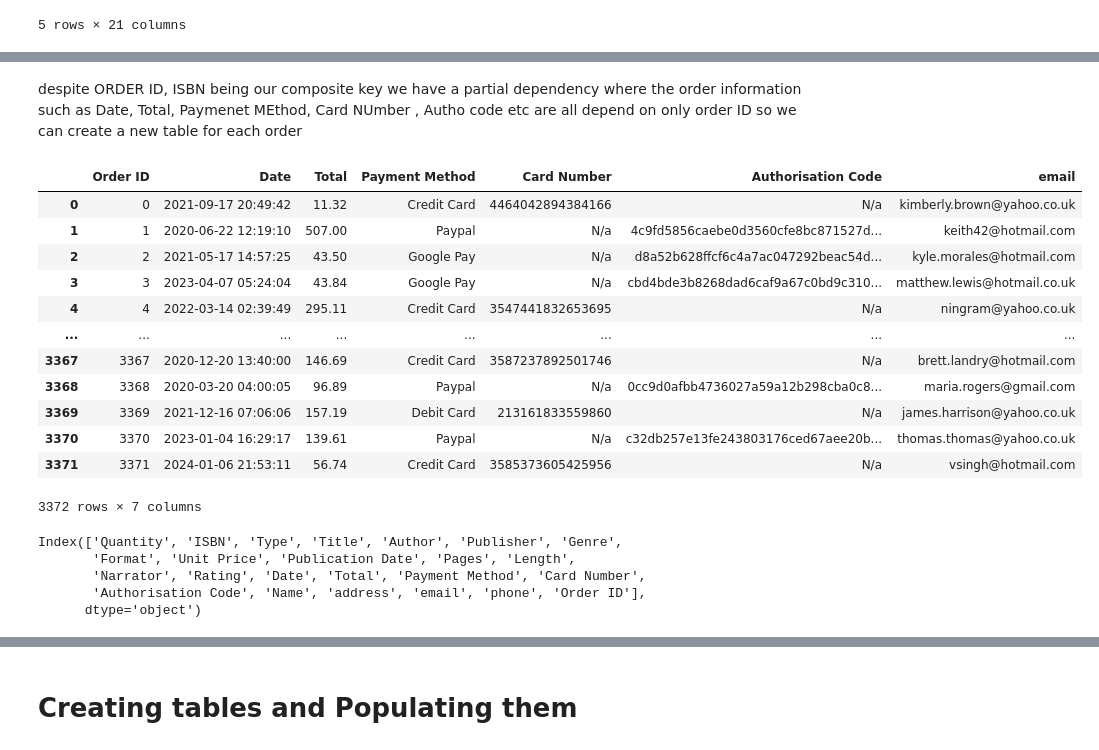
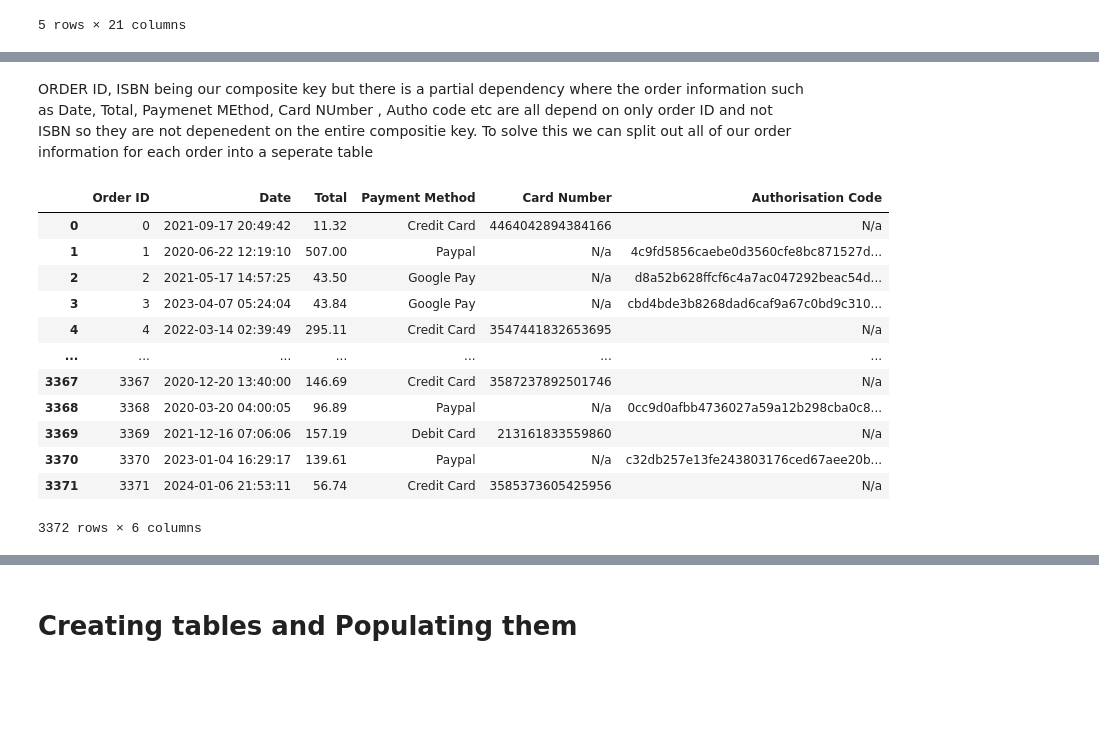
Before and after one commit to niv-en/assignments, a Jupyter notebook: databases/databases.ipynb, the cells around one changed output, grey strips where cells are left out. Cells and saved outputs as stored; diff of their text form; code cells hidden in the pictures; blank space fills up the shorter version.

```diff
--- a/databases/databases.ipynb
+++ b/databases/databases.ipynb
@@ -166,0 +194,3 @@ product_table.head()
+# %%
+FirstNF.drop(['Type', 'Title', 'Author', 'Publisher', 'Genre', 'Format','Unit Price', 'Publication Date', 'Pages', 'Length', 'Narrator', 'Rating' ], axis = 'columns' , inplace = True )
+FirstNF.head()
@@ -184,0 +208,3 @@ customer_table.head()
+# %%
+FirstNF.drop(['Name', 'address', 'phone' , 'email', 'Customer ID'], axis = 'columns' , inplace = True )
+FirstNF.head()
@@ -185,27 +218,19 @@ customer_table.head()
 # %% [markdown]
-despite ORDER ID, ISBN being our composite key we have a partial dependency where the order information such as Date, Total, Paymenet MEthod, Card NUmber , Autho code etc are all depend on only order ID so we can create a new table for each order
+ ORDER ID, ISBN being our composite key but there is a  partial dependency where the order information such as Date, Total, Paymenet MEthod, Card NUmber , Autho code etc are all depend on only order ID and not ISBN so they are not depenedent on the entire compositie key. To solve this we can split out all of our order information for each order into a seperate table
 # %%
-order_info = FirstNF.groupby('Order ID')[['Date', 'Total', 'Payment Method', 'Card Number', 'Authorisation Code', 'email']].first().reset_index()
+order_info = FirstNF.groupby('Order ID')[['Date', 'Total', 'Payment Method', 'Card Number', 'Authorisation Code']].first().reset_index()
 order_info
 # %% [output]
-|  | Order ID | Date | Total | Payment Method | Card Number | Authorisation Code | email |
-| 0 | 0 | 2021-09-17 20:49:42 | 11.32 | Credit Card | 4464042894384166 | N/a | kimberly.brown@yahoo.co.uk |
-| 1 | 1 | 2020-06-22 12:19:10 | 507.00 | Paypal | N/a | 4c9fd5856caebe0d3560cfe8bc871527d... | keith42@hotmail.com |
-| 2 | 2 | 2021-05-17 14:57:25 | 43.50 | Google Pay | N/a | d8a52b628ffcf6c4a7ac047292beac54d... | kyle.morales@hotmail.com |
-| 3 | 3 | 2023-04-07 05:24:04 | 43.84 | Google Pay | N/a | cbd4bde3b8268dad6caf9a67c0bd9c310... | matthew.lewis@hotmail.co.uk |
-| 4 | 4 | 2022-03-14 02:39:49 | 295.11 | Credit Card | 3547441832653695 | N/a | ningram@yahoo.co.uk |
-| ... | ... | ... | ... | ... | ... | ... | ... |
-| 3367 | 3367 | 2020-12-20 13:40:00 | 146.69 | Credit Card | 3587237892501746 | N/a | brett.landry@hotmail.com |
-| 3368 | 3368 | 2020-03-20 04:00:05 | 96.89 | Paypal | N/a | 0cc9d0afbb4736027a59a12b298cba0c8... | maria.rogers@gmail.com |
-| 3369 | 3369 | 2021-12-16 07:06:06 | 157.19 | Debit Card | 213161833559860 | N/a | james.harrison@yahoo.co.uk |
-| 3370 | 3370 | 2023-01-04 16:29:17 | 139.61 | Paypal | N/a | c32db257e13fe243803176ced67aee20b... | thomas.thomas@yahoo.co.uk |
-| 3371 | 3371 | 2024-01-06 21:53:11 | 56.74 | Credit Card | 3585373605425956 | N/a | vsingh@hotmail.com |
+|  | Order ID | Date | Total | Payment Method | Card Number | Authorisation Code |
+| 0 | 0 | 2021-09-17 20:49:42 | 11.32 | Credit Card | 4464042894384166 | N/a |
+| 1 | 1 | 2020-06-22 12:19:10 | 507.00 | Paypal | N/a | 4c9fd5856caebe0d3560cfe8bc871527d... |
+| 2 | 2 | 2021-05-17 14:57:25 | 43.50 | Google Pay | N/a | d8a52b628ffcf6c4a7ac047292beac54d... |
+| 3 | 3 | 2023-04-07 05:24:04 | 43.84 | Google Pay | N/a | cbd4bde3b8268dad6caf9a67c0bd9c310... |
+| 4 | 4 | 2022-03-14 02:39:49 | 295.11 | Credit Card | 3547441832653695 | N/a |
+| ... | ... | ... | ... | ... | ... | ... |
+| 3367 | 3367 | 2020-12-20 13:40:00 | 146.69 | Credit Card | 3587237892501746 | N/a |
+| 3368 | 3368 | 2020-03-20 04:00:05 | 96.89 | Paypal | N/a | 0cc9d0afbb4736027a59a12b298cba0c8... |
+| 3369 | 3369 | 2021-12-16 07:06:06 | 157.19 | Debit Card | 213161833559860 | N/a |
+| 3370 | 3370 | 2023-01-04 16:29:17 | 139.61 | Paypal | N/a | c32db257e13fe243803176ced67aee20b... |
+| 3371 | 3371 | 2024-01-06 21:53:11 | 56.74 | Credit Card | 3585373605425956 | N/a |
-3372 rows × 7 columns
+3372 rows × 6 columns
-# %%
-FirstNF.keys()
-# %% [output]
-Index(['Quantity', 'ISBN', 'Type', 'Title', 'Author', 'Publisher', 'Genre',
-       'Format', 'Unit Price', 'Publication Date', 'Pages', 'Length',
-       'Narrator', 'Rating', 'Date', 'Total', 'Payment Method', 'Card Number',
-       'Authorisation Code', 'Name', 'address', 'email', 'phone', 'Order ID'],
-      dtype='object')
```
Also changed, not shown: parts of 35 cells of this notebook.
